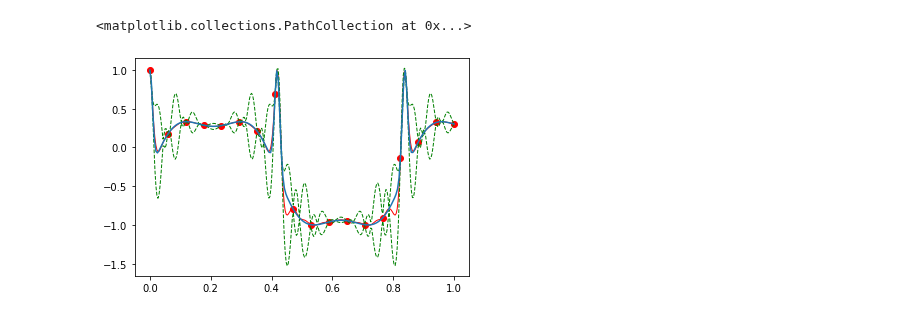
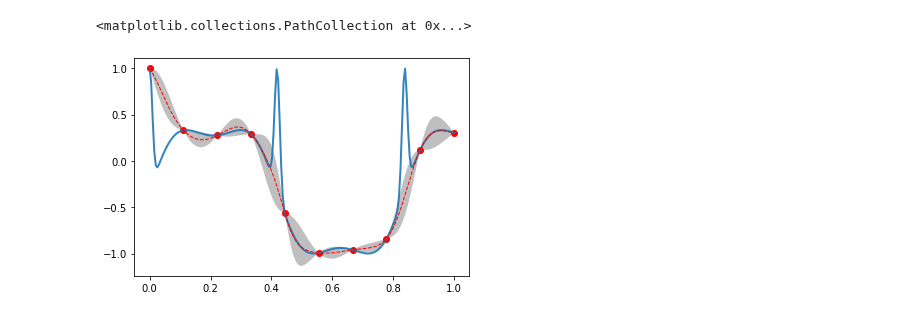
Before and after one commit to mingdeyu/DGP, a Jupyter notebook: demo/model_linking.ipynb, the cells around one changed output. Cells and saved outputs as stored; diff of their text form; code cells hidden in the pictures.

```diff
--- a/demo/model_linking.ipynb
+++ b/demo/model_linking.ipynb
@@ -93,13 +32,22 @@ mu,var=m0.predict(x=z,z=None)
-# %%
-#Draw outputs
-s=np.sqrt(var)
-u=mu+2*s
-l=mu-2*s
-p=plt.plot(z,mu,color='r',alpha=1,lw=1)
-p1=plt.plot(z,u,'--',color='g',lw=1)
-p1=plt.plot(z,l,'--',color='g',lw=1)
-plt.plot(Xt,Yt)
-plt.scatter(X1,Y2,color='r')
-# %% [output]
-<matplotlib.collections.PathCollection at 0x...>
-[figure, removed]
+# %%
+layer1=[kernel(length=np.array([1.]),name='matern2.5')]
+layer2=[kernel(length=np.array([1.]),name='matern2.5',scale_est=True,connect=np.arange(1))]
+all_layer=combine(layer1,layer2)
+m=dgp(X1,[Y2],all_layer)
+m.train(N=500)
+# %%
+final_layer_obj=m.estimate()
+emu=emulator(final_layer_obj)
+mu,var=emu.predict(Xt, method='mean_var')
+# %%
+Yt=np.array([f2(f1(x)) for x in Xt]).flatten()
+s=np.sqrt(var)
+u=mu+2*s
+l=mu-2*s
+plt.fill_between(Xt.flatten(), u.flatten(), l.flatten(),facecolor='grey',alpha=0.5)
+plt.plot(Xt,Yt,lw=2,alpha=0.9)
+p=plt.plot(Xt,mu,'--',color='r',alpha=1,lw=1)
+plt.scatter(X1,Y2,color='r')
+# %% [output]
+<matplotlib.collections.PathCollection at 0x...>
+[figure, added]
```
Also changed, not shown: parts of 39 cells of this notebook, 8 other files.
